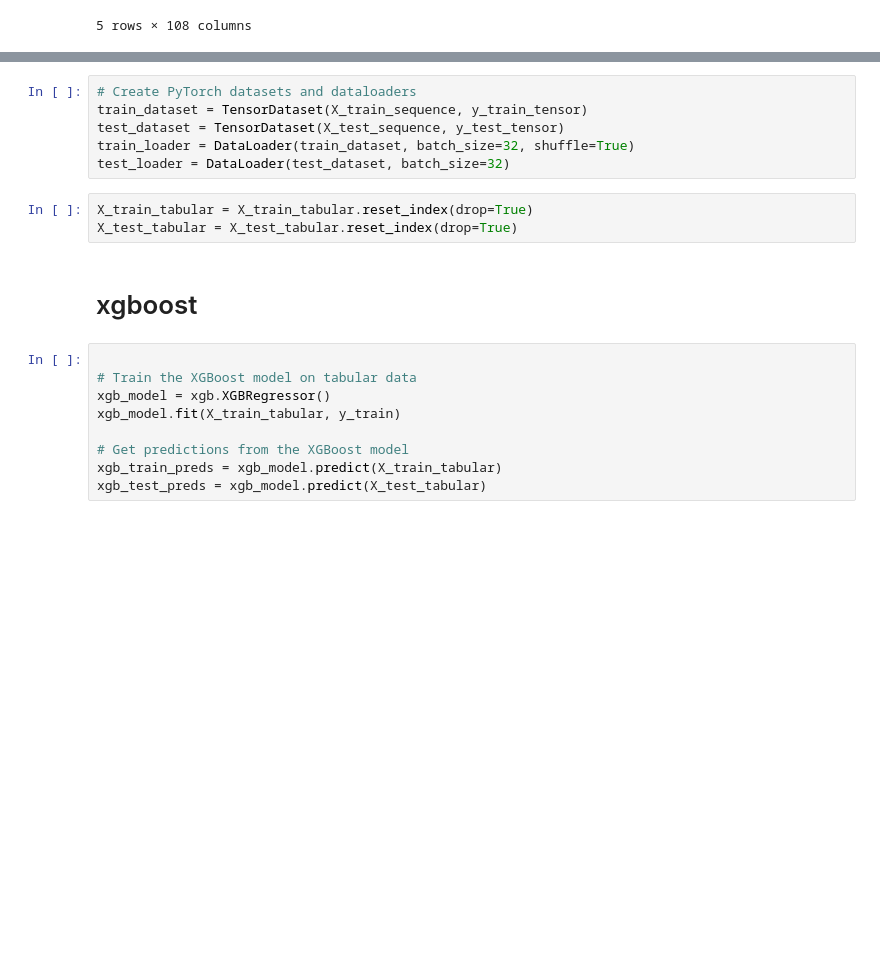
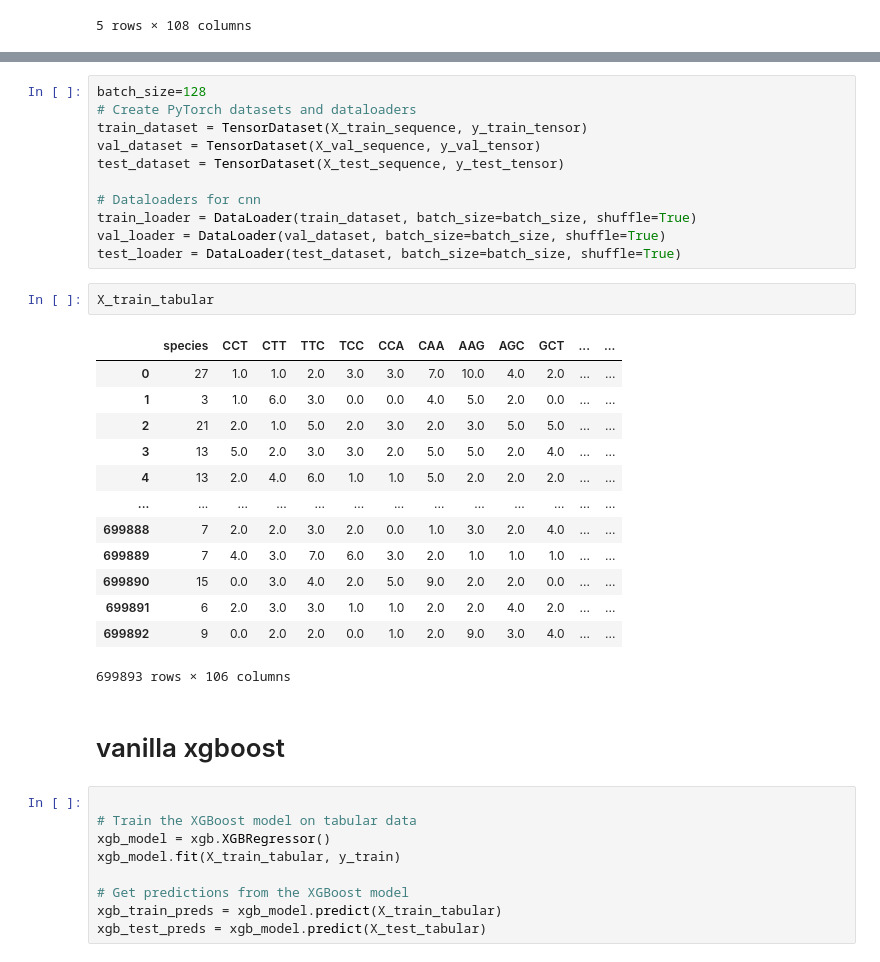
Before and after one commit to memetc/ML4RG_Group1, a Jupyter notebook: notebooks/train_combined_messy_version.ipynb, the cells around one changed output, grey strips where cells are left out. Saved outputs shown, nothing was run; the diff lists cells and outputs as text; blank space fills up the shorter version.

```diff
--- a/notebooks/train_combined_messy_version.ipynb
+++ b/notebooks/train_combined_messy_version.ipynb
@@ -92,14 +118,32 @@ y_test_tensor = torch.tensor(y_test.values, dtype=torch.float32).view(-1, 1)
 # %%
+batch_size=128
 # Create PyTorch datasets and dataloaders
 train_dataset = TensorDataset(X_train_sequence, y_train_tensor)
+val_dataset = TensorDataset(X_val_sequence, y_val_tensor)
 test_dataset = TensorDataset(X_test_sequence, y_test_tensor)
-train_loader = DataLoader(train_dataset, batch_size=32, shuffle=True)
-test_loader = DataLoader(test_dataset, batch_size=32)
+
+# Dataloaders for cnn
+train_loader = DataLoader(train_dataset, batch_size=batch_size, shuffle=True)
+val_loader = DataLoader(val_dataset, batch_size=batch_size, shuffle=True)
+test_loader = DataLoader(test_dataset, batch_size=batch_size, shuffle=True)
-# %%
-X_train_tabular = X_train_tabular.reset_index(drop=True)
-X_test_tabular = X_test_tabular.reset_index(drop=True)
+# %%
+X_train_tabular
+# %% [output]
+|  | species | CCT | CTT | TTC | TCC | CCA | CAA | AAG | AGC | GCT | ... | ... |
+| 0 | 27 | 1.0 | 1.0 | 2.0 | 3.0 | 3.0 | 7.0 | 10.0 | 4.0 | 2.0 | ... | ... |
+| 1 | 3 | 1.0 | 6.0 | 3.0 | 0.0 | 0.0 | 4.0 | 5.0 | 2.0 | 0.0 | ... | ... |
+| 2 | 21 | 2.0 | 1.0 | 5.0 | 2.0 | 3.0 | 2.0 | 3.0 | 5.0 | 5.0 | ... | ... |
+| 3 | 13 | 5.0 | 2.0 | 3.0 | 3.0 | 2.0 | 5.0 | 5.0 | 2.0 | 4.0 | ... | ... |
+| 4 | 13 | 2.0 | 4.0 | 6.0 | 1.0 | 1.0 | 5.0 | 2.0 | 2.0 | 2.0 | ... | ... |
+| ... | ... | ... | ... | ... | ... | ... | ... | ... | ... | ... | ... | ... |
+| 699888 | 7 | 2.0 | 2.0 | 3.0 | 2.0 | 0.0 | 1.0 | 3.0 | 2.0 | 4.0 | ... | ... |
+| 699889 | 7 | 4.0 | 3.0 | 7.0 | 6.0 | 3.0 | 2.0 | 1.0 | 1.0 | 1.0 | ... | ... |
+| 699890 | 15 | 0.0 | 3.0 | 4.0 | 2.0 | 5.0 | 9.0 | 2.0 | 2.0 | 0.0 | ... | ... |
+| 699891 | 6 | 2.0 | 3.0 | 3.0 | 1.0 | 1.0 | 2.0 | 2.0 | 4.0 | 2.0 | ... | ... |
+| 699892 | 9 | 0.0 | 2.0 | 2.0 | 0.0 | 1.0 | 2.0 | 9.0 | 3.0 | 4.0 | ... | ... |
+699893 rows × 106 columns
 # %% [markdown]
-# xgboost
+# vanilla xgboost
 # %%
 
 # Train the XGBoost model on tabular data
```
Also changed, not shown: parts of 8 cells of this notebook, 1 other file.
